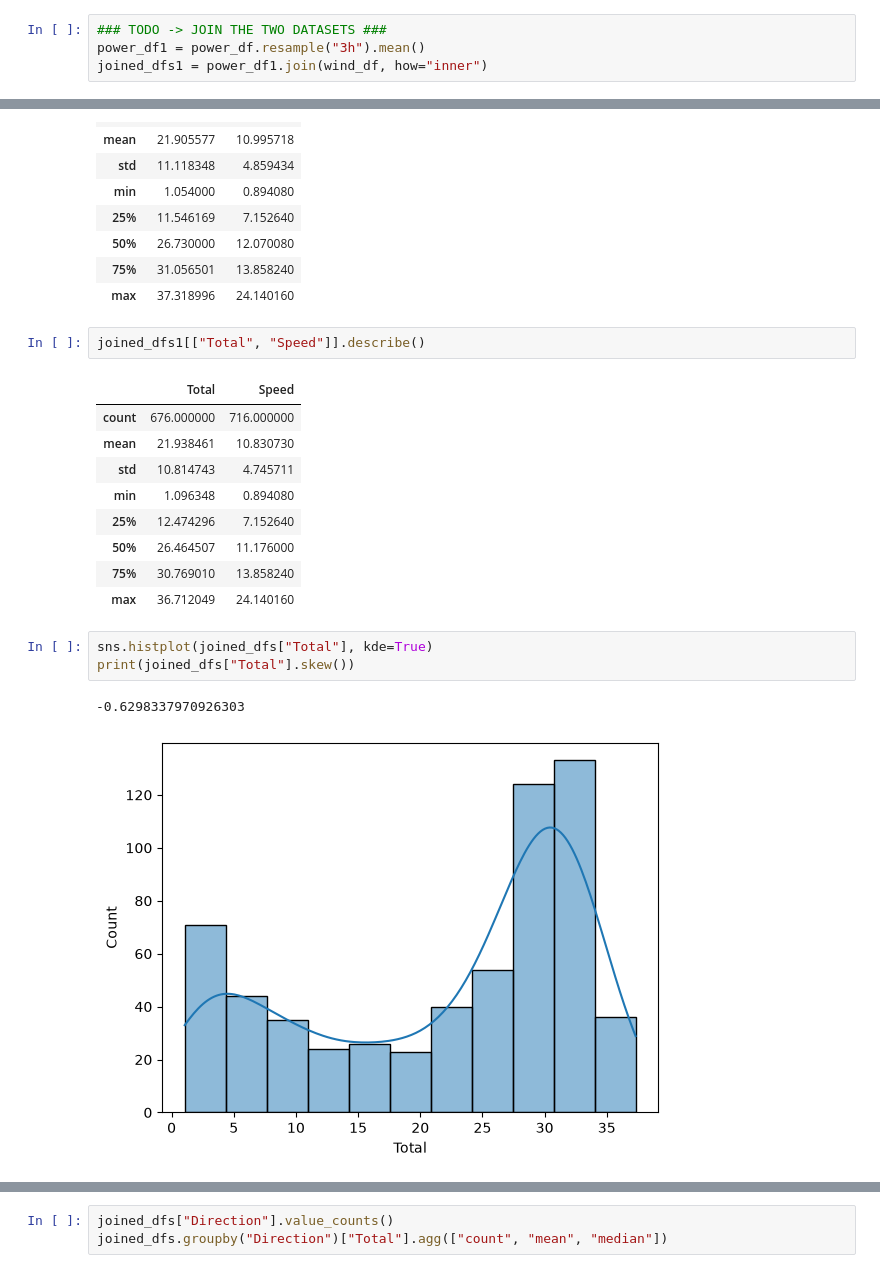
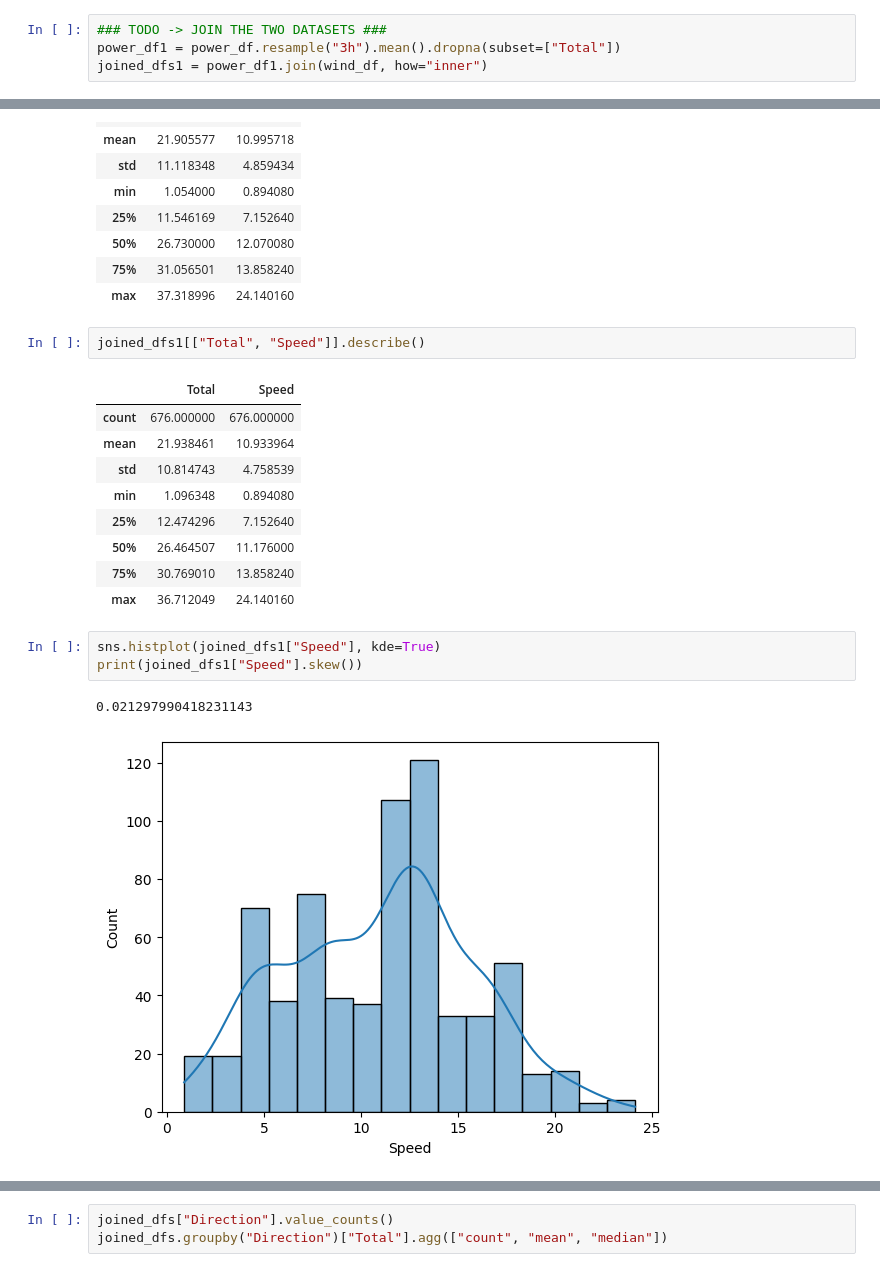
Before and after one commit to ppcharlotte/wind-power-forecasting-mlflow, a Jupyter notebook: exploration.ipynb, the cells around one changed output, grey strips where cells are left out. Drawn from its saved outputs; the diff is of its cells as text.

```diff
--- a/exploration.ipynb
+++ b/exploration.ipynb
@@ -156,7 +160,7 @@ joined_dfs = power_df.join(wind_df, how="inner")
 Joining the two datasets with an inner join means keeping only those records that match their index. Although this will work, you may notice that most of our data is discarded due to the unmatching time intervals. You may want to explore other possible ways to merge the data; you can argue for using a specific method or experiment with both later on. For now, try out a different way to align the datasets.
 # %%
 ### TODO -> JOIN THE TWO DATASETS ###
-power_df1 = power_df.resample("3h").mean()
+power_df1 = power_df.resample("3h").mean().dropna(subset=["Total"])
 joined_dfs1 = power_df1.join(wind_df, how="inner")
 # %% [markdown]
 ### Understanding the data: EDA
@@ -338,20 +366,20 @@ joined_dfs[["Total", "Speed"]].describe()
 joined_dfs1[["Total", "Speed"]].describe()
 # %% [output]
 |  | Total | Speed |
-| count | 676.000000 | 716.000000 |
-| mean | 21.938461 | 10.830730 |
-| std | 10.814743 | 4.745711 |
+| count | 676.000000 | 676.000000 |
+| mean | 21.938461 | 10.933964 |
+| std | 10.814743 | 4.758539 |
 | min | 1.096348 | 0.894080 |
 | 25% | 12.474296 | 7.152640 |
 | 50% | 26.464507 | 11.176000 |
 | 75% | 30.769010 | 13.858240 |
 | max | 36.712049 | 24.140160 |
 # %%
-sns.histplot(joined_dfs["Total"], kde=True)
-print(joined_dfs["Total"].skew())
+sns.histplot(joined_dfs1["Speed"], kde=True)
+print(joined_dfs1["Speed"].skew())
 # %% [output]
--0.6298337970926303
+0.021297990418231143
-[figure, old version]
+[figure, new version]
 # %%
 sns.histplot(joined_dfs1["Total"], kde=True)
 print(joined_dfs1["Total"].skew())
```
Also changed, not shown: parts of 28 cells of this notebook, 16 other files.
